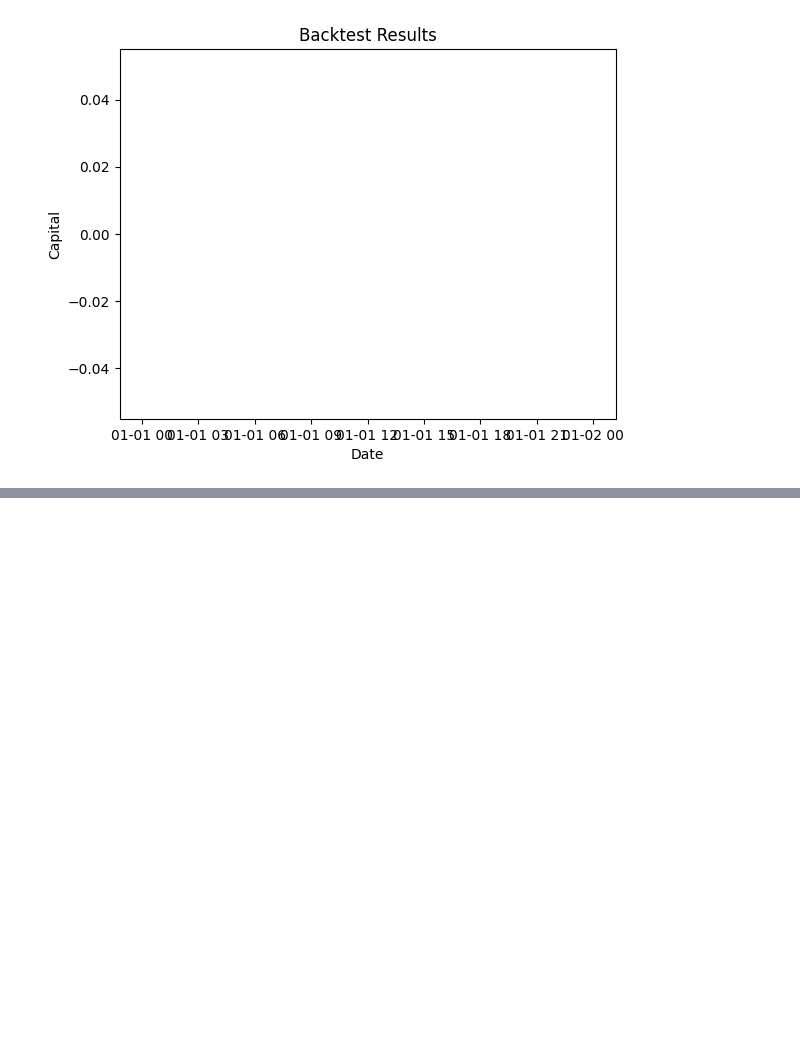
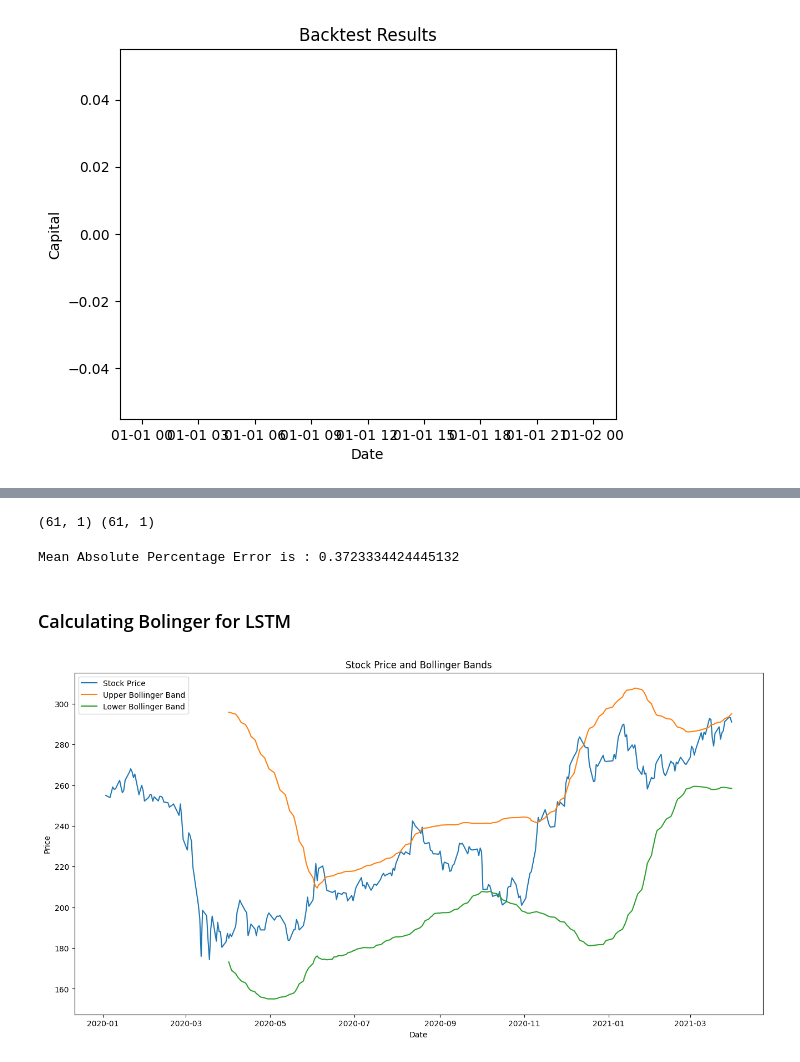
Before and after one commit to alyhussein86/C6oUVdljHlRZgnaq, a Jupyter notebook: P5_ValueInvestor.ipynb, the cells around one changed output, grey strips where cells are left out. Drawn from its saved outputs; the diff is of its cells as text; code cells hidden in the pictures; blank space fills up the shorter version.

```diff
--- a/P5_ValueInvestor.ipynb
+++ b/P5_ValueInvestor.ipynb
@@ -451,0 +462,2 @@ plt.show()
+# %%
+df_LSTM = pd.read_excel(excel_file_path,'Russia - Sberbank Rossii PAO (S')
@@ -451,0 +484,3 @@ plt.show()
+# %%
+data = df_LSTM.iloc[:-1,:-2]
+print(data)
@@ -451,0 +695,37 @@ plt.show()
+# %%
+print(test_labels.shape,y_pred_lstm.shape)
+# %% [output]
+(61, 1) (61, 1)
+# %%
+# Calculate RMSE
+rmse = mean_absolute_percentage_error(test_labels, y_pred_lstm)
+print(f"Mean Absolute Percentage Error is : {rmse}")
+# %% [output]
+Mean Absolute Percentage Error is : 0.3723334424445132
+# %% [markdown]
+### Calculating Bolinger for LSTM
+# %%
+# Calculate Bollinger Bands
+def calculate_bollinger_bands(db, window):
+    db['SMA'] = db['Price'].rolling(window=window).mean()
+    db['STD'] = db['Price'].rolling(window=window).std()
+    db['High'] = db['SMA'] + (2 * db['STD'])
+    db['Low'] = db['SMA'] - (2 * db['STD'])
+    return db
+
+window_size = 61
+
+# Visualize the stock prices and Bollinger Bands
+df_b = calculate_bollinger_bands(data, window_size)
+
+plt.figure(figsize=(16, 8))
+plt.plot(data['Date'], data['Price'], label='Stock Price')
+plt.plot(data['Date'], data['High'], label='Upper Bollinger Band')
+plt.plot(data['Date'], data['Low'], label='Lower Bollinger Band')
+plt.title('Stock Price and Bollinger Bands')
+plt.xlabel('Date')
+plt.ylabel('Price')
+plt.legend()
+plt.show()
+# %% [output]
+[figure, added]
```
Also changed, not shown: parts of 34 cells of this notebook.
